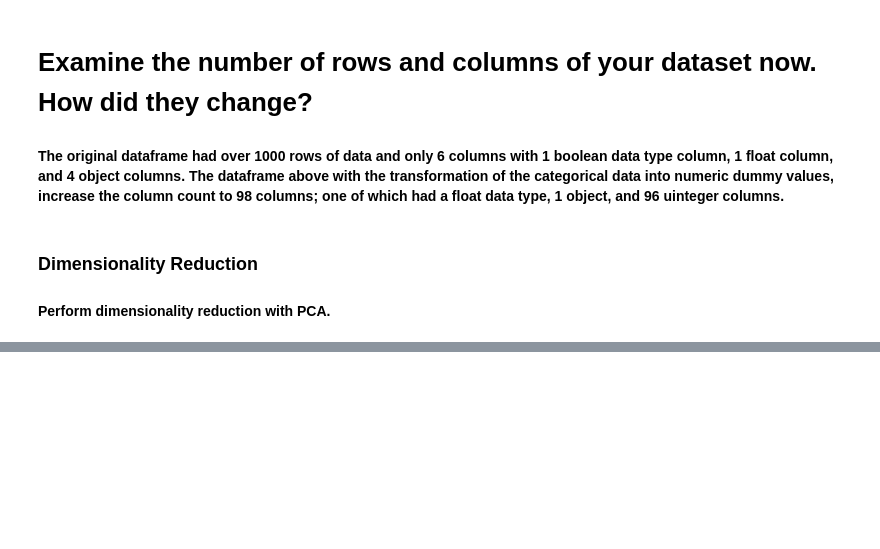
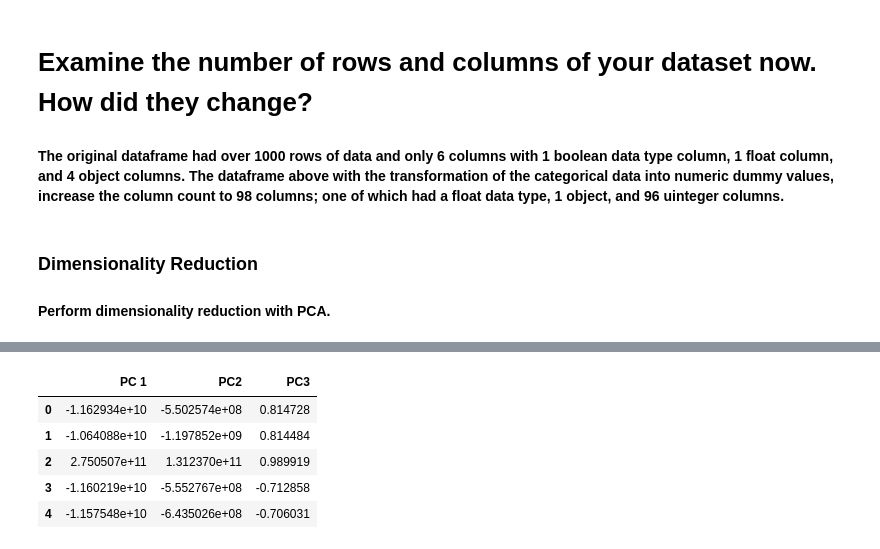
Before and after one commit to 104ambrown/Cryptocurrency-ChallengeUML, a Jupyter notebook: Crypto-Challenge_Unsupervised_ML.ipynb, the cells around one changed output, grey strips where cells are left out. Cells and saved outputs as stored; diff of their text form; code cells hidden in the pictures; blank space fills up the shorter version.

Commit message:
Performed PCA and created a new data frame of the PCA

```diff
--- a/Crypto-Challenge_Unsupervised_ML.ipynb
+++ b/Crypto-Challenge_Unsupervised_ML.ipynb
@@ -219,0 +215,5 @@ pca = PCA()
+# %%
+# Initializing the PCA model
+pca = PCA(n_components=3)
+
+crypto_pca = pca.fit_transform(X)
@@ -220,3 +225,14 @@ pca = PCA()
+# %%
+# Transferring the data to a dataframe
+cryptoPCA_df = pd.DataFrame(data=crypto_pca, columns=['PC 1', 'PC2', 'PC3'],)
+cryptoPCA_df.head()
+# %% [output]
+|  | PC 1 | PC2 | PC3 |
+| 0 | -1.162934e+10 | -5.502574e+08 | 0.814728 |
+| 1 | -1.064088e+10 | -1.197852e+09 | 0.814484 |
+| 2 | 2.750507e+11 | 1.312370e+11 | 0.989919 |
+| 3 | -1.160219e+10 | -5.552767e+08 | -0.712858 |
+| 4 | -1.157548e+10 | -6.435026e+08 | -0.706031 |
 # %%
 # Reduce the dataset dimensions with t-SNE and visually inspect the results.
 # Run t-SNE on the principal components: the output of the PCA transformation.
```
Also changed, not shown: parts of 3 cells of this notebook.
